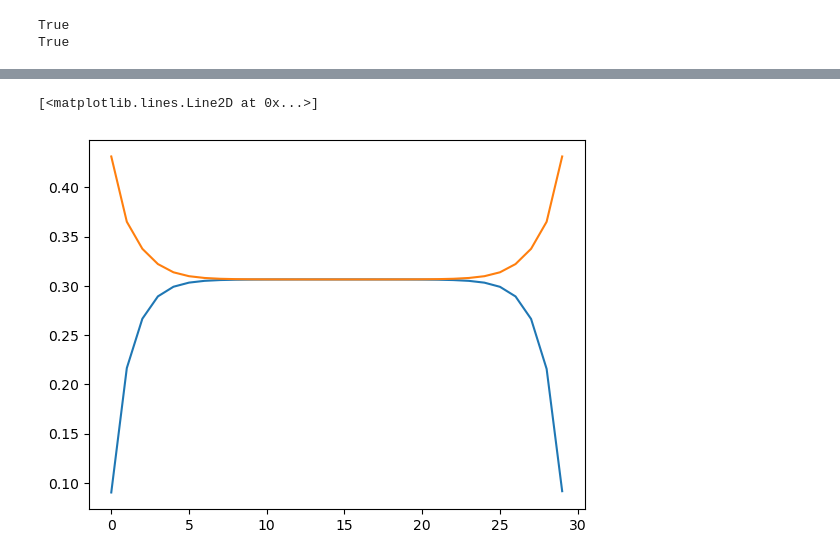
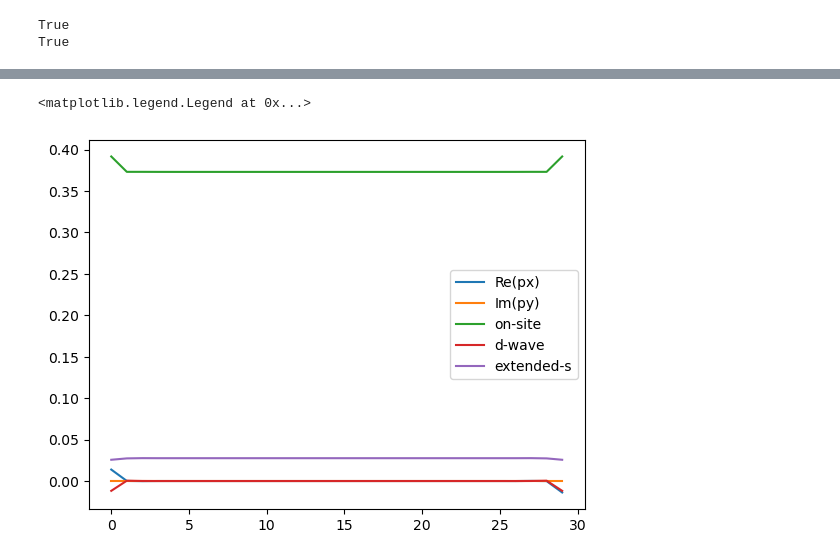
Before and after one commit to emilssp/master-thesis-codebase, a Jupyter notebook: notebooks/v2.1.ipynb, the cells around one changed output, grey strips where cells are left out. Cells and saved outputs as stored; diff of their text form; code cells hidden in the pictures.

```diff
--- a/notebooks/v2.1.ipynb
+++ b/notebooks/v2.1.ipynb
@@ -141,10 +143,13 @@ print(np.mean(Fx_p + Fx_m + F_yplus + F_ymin)/4)
 # %%
-plt.plot(np.real(Fx_p - Fx_m)/2)
-plt.plot(np.imag(F_yplus - F_ymin)/2)
-# plt.plot(np.real(Fx_p + Fx_m - F_yplus - F_ymin)/4)
+plt.plot(np.real(Fx_p - Fx_m)/2, label='Re(px)')
+plt.plot(np.imag(F_yplus - F_ymin)/2, label='Im(py)')
+plt.plot(np.abs(F0), label='on-site')
+plt.plot(np.real(Fx_p + Fx_m - F_yplus - F_ymin)/4, label='d-wave')
+plt.plot(np.real(Fx_p + Fx_m + F_yplus + F_ymin)/4, label='extended-s')
+plt.legend()
 # %% [output]
-[<matplotlib.lines.Line2D at 0x...>]
+<matplotlib.legend.Legend at 0x...>
-[figure, old version]
+[figure, new version]
 # %%
 energies = np.linspace(-4,7,1000)
 dos_values = H.dos(energies, eta=0.0051)
```
Also changed, not shown: parts of 8 cells of this notebook, 2 other files.
